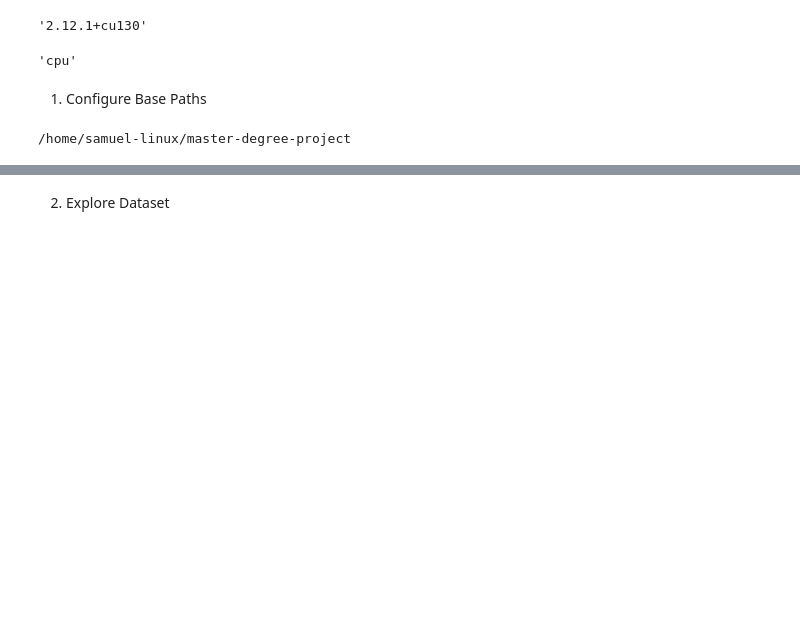
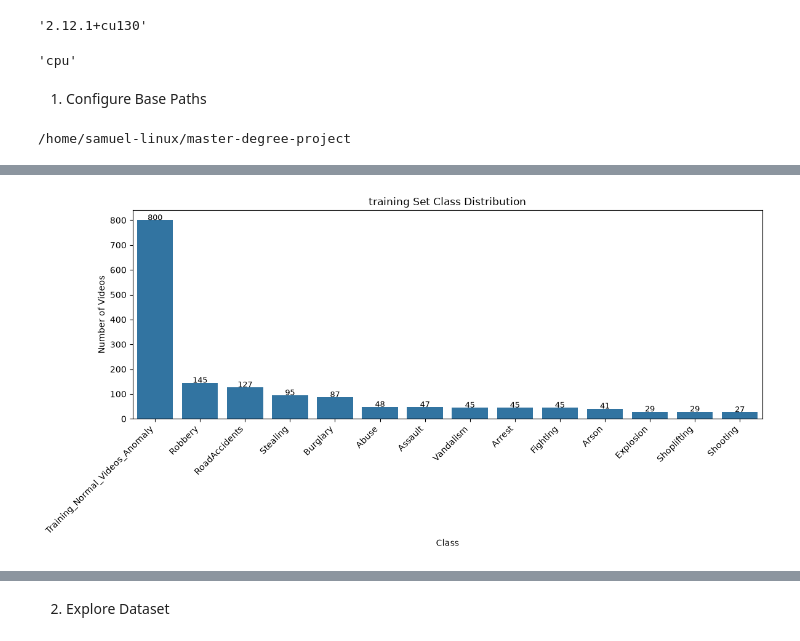
Before and after one commit to oliveirasamuel5959/master-degree-project, a Jupyter notebook: src/notebooks/20260707_dataset_dataloader.ipynb, the cells around one changed output, grey strips where cells are left out. Drawn from its saved outputs; the diff is of its cells as text; code cells hidden in the pictures; blank space fills up the shorter version.

Commit message:
Create data loader function to read training and test from files and plot class distribution

```diff
--- a/src/notebooks/20260707_dataset_dataloader.ipynb
+++ b/src/notebooks/20260707_dataset_dataloader.ipynb
@@ -68,0 +53,8 @@ PosixPath('/home/samuel-linux/master-degree-project/data/UCF_Crime/raw/Arrest/Ar
+# %%
+print(f"Number of files: {len(train_files)}")
+print(f"Type: {type(train_files)}")
+print(f"Type of first element: {type(train_files[0])}")
+
+print("\nFirst 5 entries:")
+for item in train_files[:5]:
+    print(item)
@@ -68,0 +72,8 @@ PosixPath('/home/samuel-linux/master-degree-project/data/UCF_Crime/raw/Arrest/Ar
+# %%
+from collections import Counter
+
+class_counts = Counter(item.split("/")[0] for item in train_files)
+
+print("\nVideos per class:")
+for cls, count in sorted(class_counts.items()):
+    print(f"{cls:<15} {count}")
@@ -68,0 +96,30 @@ PosixPath('/home/samuel-linux/master-degree-project/data/UCF_Crime/raw/Arrest/Ar
+# %%
+def plot_class_distribution(data_files, title="training"):
+  # Count videos per class
+  class_counts = Counter(item.split("/")[0] for item in data_files)
+
+  # Convert to DataFrame
+  df = (
+    pd.DataFrame(class_counts.items(), columns=["Class", "Count"])
+    .sort_values("Count", ascending=False)
+  )
+
+  # Plot
+  plt.figure(figsize=(12, 6))
+  sns.barplot(data=df, x="Class", y="Count")
+
+  plt.title(f"{title} Set Class Distribution")
+  plt.xlabel("Class")
+  plt.ylabel("Number of Videos")
+  plt.xticks(rotation=45, ha="right")
+
+  # Show count on top of each bar
+  for i, count in enumerate(df["Count"]):
+    plt.text(i, count + 0.5, str(count), ha="center", fontsize=9)
+
+  plt.tight_layout()
+  plt.show()
+# %%
+plot_class_distribution(train_files, "training")
+# %% [output]
+[figure, added]
```
Also changed, not shown: parts of 10 cells of this notebook, 4 other files.
